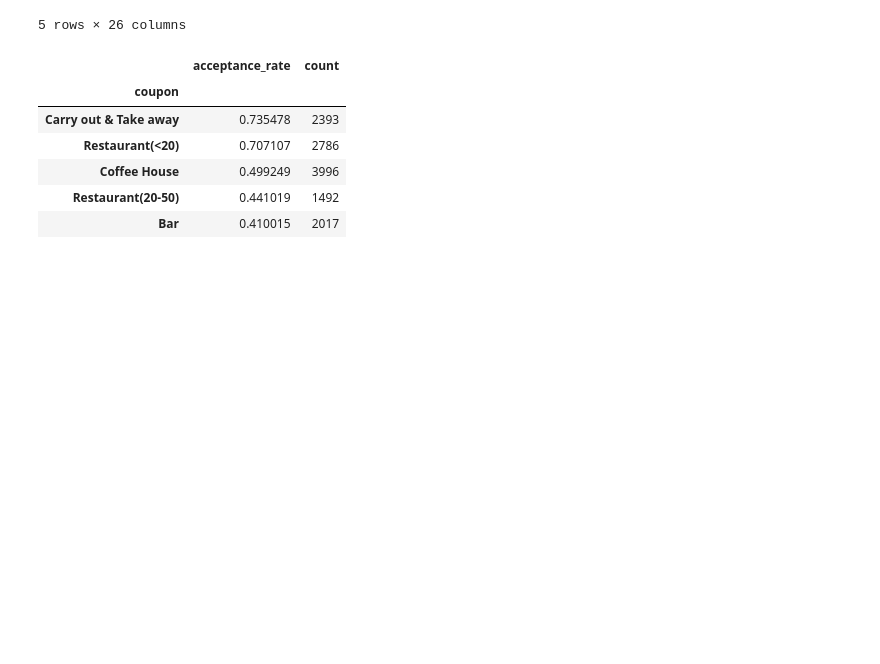
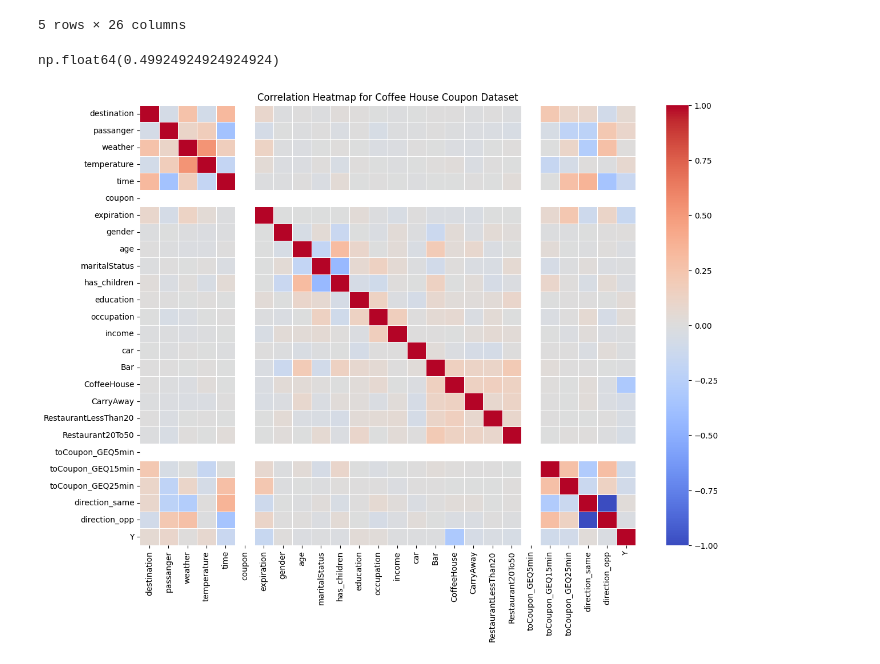
Before and after one commit to ksdhariwal/Data-Analysis-ML, a Jupyter notebook: project-coupon-acceptance/Independent_Investigation_Coffee_House_Coupon_Analysis.ipynb, the cells around one changed output. Drawn from its saved outputs; the diff is of its cells as text; code cells hidden in the pictures; blank space fills up the shorter version.

```diff
--- a/project-coupon-acceptance/Independent_Investigation_Coffee_House_Coupon_Analysis.ipynb
+++ b/project-coupon-acceptance/Independent_Investigation_Coffee_House_Coupon_Analysis.ipynb
@@ -92,30 +93,42 @@ coffee_df.head()
 | 12 | No Urgent Place | Kid(s) | Sunny | 55 | 6PM | Coffee House | 2h | Female | 21 | ... |
 | 15 | Home | Alone | Sunny | 80 | 6PM | Coffee House | 2h | Female | 21 | ... |
 5 rows × 26 columns
-# %%
-# ---------------------------------------------------------
-# Point 4: Data-driven selection of the Coffee House coupon
-# ---------------------------------------------------------
-
-# Calculate acceptance rate for each coupon type
-coupon_acceptance = data.groupby('coupon')['Y'].mean()
-
-# Count number of observations for each coupon type
-coupon_counts = data['coupon'].value_counts()
-
-# Combine into a single summary table
-coupon_summary = pd.DataFrame({
-    'acceptance_rate': coupon_acceptance,
-    'count': coupon_counts
-}).sort_values(by='acceptance_rate', ascending=False)
-
-# Display the summary table
-coupon_summary
-# %% [output]
-|  | acceptance_rate | count |
-| coupon |  |  |
-| Carry out & Take away | 0.735478 | 2393 |
-| Restaurant(<20) | 0.707107 | 2786 |
-| Coffee House | 0.499249 | 3996 |
-| Restaurant(20-50) | 0.441019 | 1492 |
-| Bar | 0.410015 | 2017 |
+# %%
+# ---------------------------------------------------------
+# Baseline acceptance rate for Coffee House coupons
+# ---------------------------------------------------------
+
+# Calculate the mean of Y (1 = accepted, 0 = not accepted)
+coffee_accept_rate = coffee_df['Y'].mean()
+
+coffee_accept_rate
+# %% [output]
+np.float64(0.49924924924924924)
+# %%
+# ---------------------------------------------------------
+# Correlation heatmap for Coffee House coupon acceptance
+# ---------------------------------------------------------
+
+# Make a copy to avoid modifying the original dataframe
+coffee_encoded = coffee_df.copy()
+
+# Convert all categorical columns to numeric codes
+for col in coffee_encoded.columns:
+    if coffee_encoded[col].dtype == 'object':
+        coffee_encoded[col] = coffee_encoded[col].astype('category').cat.codes
+
+# Compute correlation matrix
+corr_matrix = coffee_encoded.corr()
+
+# Plot heatmap
+plt.figure(figsize=(14,10))
+sns.heatmap(
+    corr_matrix,
+    cmap='coolwarm',
+    annot=False,
+    linewidths=0.5
+)
+plt.title("Correlation Heatmap for Coffee House Coupon Dataset")
+plt.show()
+# %% [output]
+[figure, added]
```
Also changed, not shown: parts of 11 cells of this notebook.
